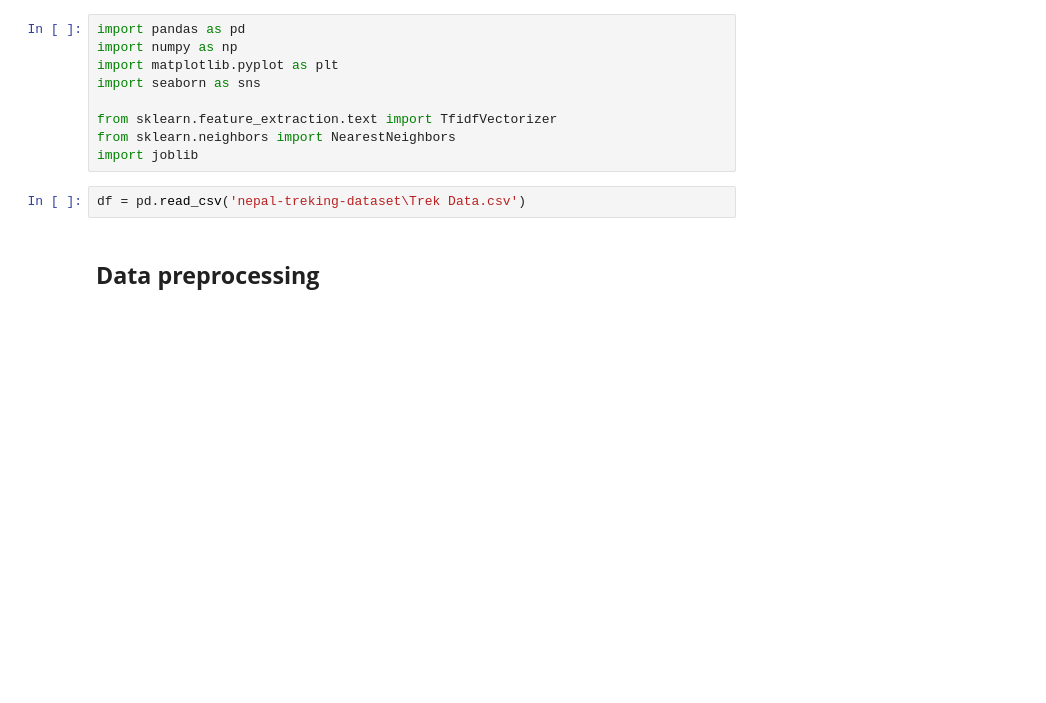
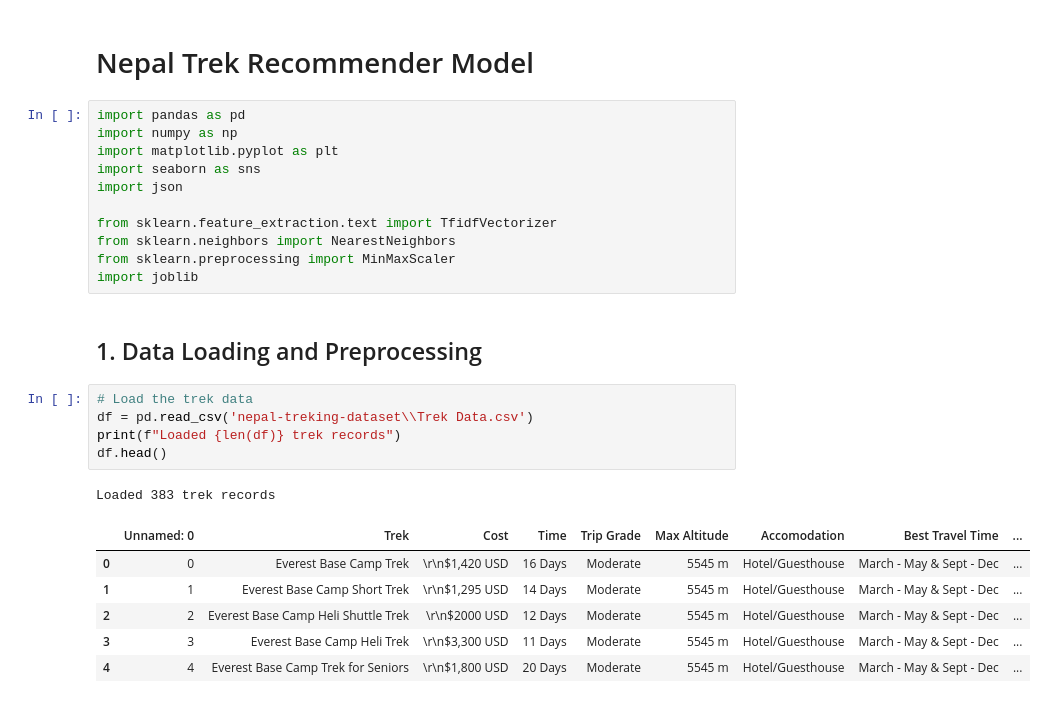
Before and after one commit to yugratna19/TrekNepal, a Jupyter notebook: model.ipynb, the cells around one changed output. Cells and saved outputs as stored; diff of their text form; blank space fills up the shorter version.

```diff
--- a/model.ipynb
+++ b/model.ipynb
@@ -1,13 +1,28 @@
+# %% [markdown]
+# Nepal Trek Recommender Model
 # %%
 import pandas as pd
 import numpy as np
 import matplotlib.pyplot as plt
 import seaborn as sns
+import json
 
 from sklearn.feature_extraction.text import TfidfVectorizer
 from sklearn.neighbors import NearestNeighbors
+from sklearn.preprocessing import MinMaxScaler
 import joblib
+# %% [markdown]
+## 1. Data Loading and Preprocessing
 # %%
-df = pd.read_csv('nepal-treking-dataset\Trek Data.csv')
+# Load the trek data
+df = pd.read_csv('nepal-treking-dataset\\Trek Data.csv')
+print(f"Loaded {len(df)} trek records")
+df.head()
+# %% [output]
+Loaded 383 trek records
+|  | Unnamed: 0 | Trek | Cost | Time | Trip Grade | Max Altitude | Accomodation | Best Travel Time | ... |
+| 0 | 0 | Everest Base Camp Trek | \r\n$1,420 USD | 16 Days | Moderate | 5545 m | Hotel/Guesthouse | March - May & Sept - Dec | ... |
+| 1 | 1 | Everest Base Camp Short Trek | \r\n$1,295 USD | 14 Days | Moderate | 5545 m | Hotel/Guesthouse | March - May & Sept - Dec | ... |
+| 2 | 2 | Everest Base Camp Heli Shuttle Trek | \r\n$2000 USD | 12 Days | Moderate | 5545 m | Hotel/Guesthouse | March - May & Sept - Dec | ... |
+| 3 | 3 | Everest Base Camp Heli Trek | \r\n$3,300 USD | 11 Days | Moderate | 5545 m | Hotel/Guesthouse | March - May & Sept - Dec | ... |
+| 4 | 4 | Everest Base Camp Trek for Seniors | \r\n$1,800 USD | 20 Days | Moderate | 5545 m | Hotel/Guesthouse | March - May & Sept - Dec | ... |
-# %% [markdown]
-## **Data preprocessing**
```
Also changed, not shown: parts of 46 cells of this notebook, 8 other files.
